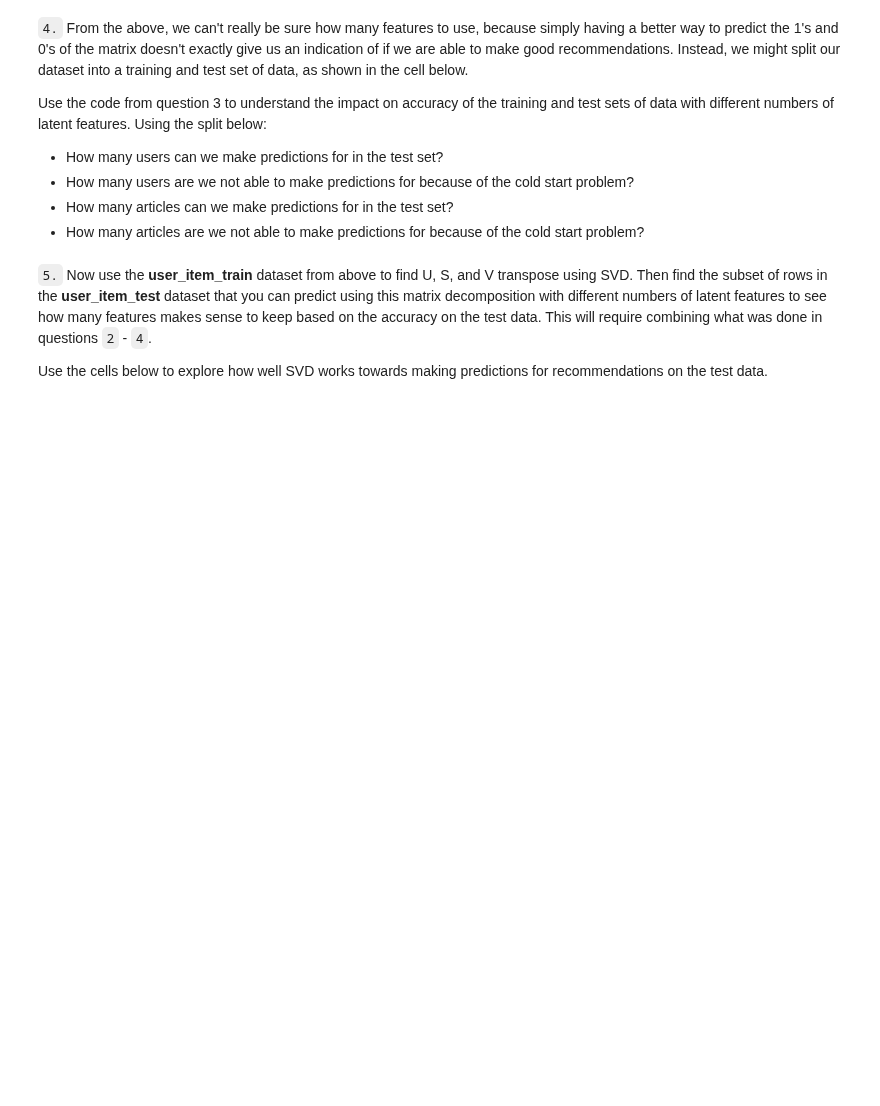
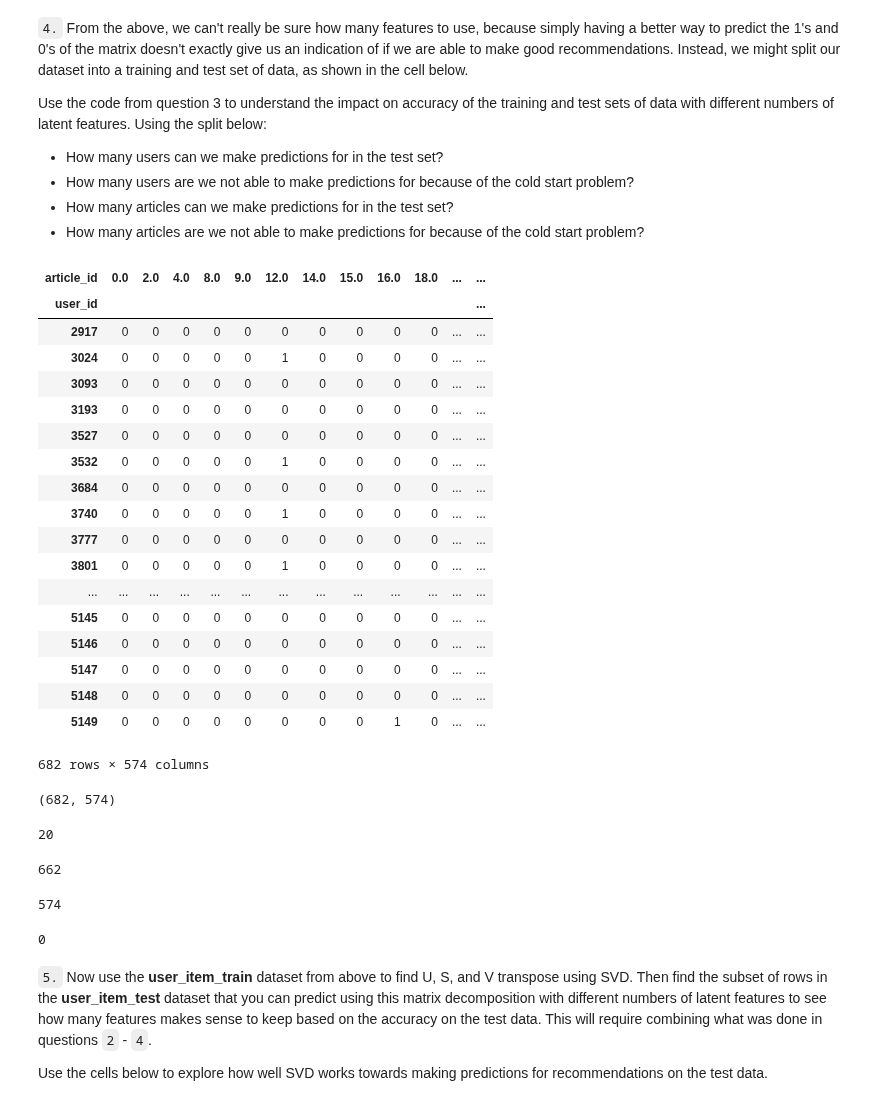
Before and after one commit to paulstancliffe/Recommendation-System-IBM, a Jupyter notebook: Recommendations_with_IBM.ipynb, the cells around one changed output. Drawn from its saved outputs; the diff is of its cells as text; code cells hidden in the pictures; blank space fills up the shorter version.

```diff
--- a/Recommendations_with_IBM.ipynb
+++ b/Recommendations_with_IBM.ipynb
@@ -1049,11 +1066,57 @@ def create_test_and_train_user_item(df_train, df_test):
     test_arts - all of the test article ids
 
     '''
-    # Your code here
+    user_item_train = create_user_item_matrix(df_train)
+    user_item_test = create_user_item_matrix(df_test)
+
+    test_idx = list(user_item_test.index)
+    test_arts = list(user_item_test.columns)
 
     return user_item_train, user_item_test, test_idx, test_arts
 
 user_item_train, user_item_test, test_idx, test_arts = create_test_and_train_user_item(df_train, df_test)
+# %%
+user_item_test
+# %% [output]
+| article_id | 0.0 | 2.0 | 4.0 | 8.0 | 9.0 | 12.0 | 14.0 | 15.0 | 16.0 | 18.0 | ... | ... |
+| user_id |  |  |  |  |  |  |  |  |  |  |  | ... |
+| 2917 | 0 | 0 | 0 | 0 | 0 | 0 | 0 | 0 | 0 | 0 | ... | ... |
+| 3024 | 0 | 0 | 0 | 0 | 0 | 1 | 0 | 0 | 0 | 0 | ... | ... |
+| 3093 | 0 | 0 | 0 | 0 | 0 | 0 | 0 | 0 | 0 | 0 | ... | ... |
+| 3193 | 0 | 0 | 0 | 0 | 0 | 0 | 0 | 0 | 0 | 0 | ... | ... |
+| 3527 | 0 | 0 | 0 | 0 | 0 | 0 | 0 | 0 | 0 | 0 | ... | ... |
+| 3532 | 0 | 0 | 0 | 0 | 0 | 1 | 0 | 0 | 0 | 0 | ... | ... |
+| 3684 | 0 | 0 | 0 | 0 | 0 | 0 | 0 | 0 | 0 | 0 | ... | ... |
+| 3740 | 0 | 0 | 0 | 0 | 0 | 1 | 0 | 0 | 0 | 0 | ... | ... |
+| 3777 | 0 | 0 | 0 | 0 | 0 | 0 | 0 | 0 | 0 | 0 | ... | ... |
+| 3801 | 0 | 0 | 0 | 0 | 0 | 1 | 0 | 0 | 0 | 0 | ... | ... |
+| ... | ... | ... | ... | ... | ... | ... | ... | ... | ... | ... | ... | ... |
+| 5145 | 0 | 0 | 0 | 0 | 0 | 0 | 0 | 0 | 0 | 0 | ... | ... |
+| 5146 | 0 | 0 | 0 | 0 | 0 | 0 | 0 | 0 | 0 | 0 | ... | ... |
+| 5147 | 0 | 0 | 0 | 0 | 0 | 0 | 0 | 0 | 0 | 0 | ... | ... |
+| 5148 | 0 | 0 | 0 | 0 | 0 | 0 | 0 | 0 | 0 | 0 | ... | ... |
+| 5149 | 0 | 0 | 0 | 0 | 0 | 0 | 0 | 0 | 1 | 0 | ... | ... |
+682 rows × 574 columns
+# %%
+user_item_test.shape
+# %% [output]
+(682, 574)
+# %%
+len(list(np.intersect1d(user_item_test.index, user_item_train.index)))
+# %% [output]
+20
+# %%
+len(set(user_item_test.index) - set(user_item_train.index))
+# %% [output]
+662
+# %%
+len(list(np.intersect1d(user_item_test.columns, user_item_train.columns)))
+# %% [output]
+574
+# %%
+len(set(user_item_test.columns) - set(user_item_train.columns))
+# %% [output]
+0
 # %%
 # Replace the values in the dictionary below
 a = 662
```
Also changed, not shown: parts of 11 cells of this notebook.
